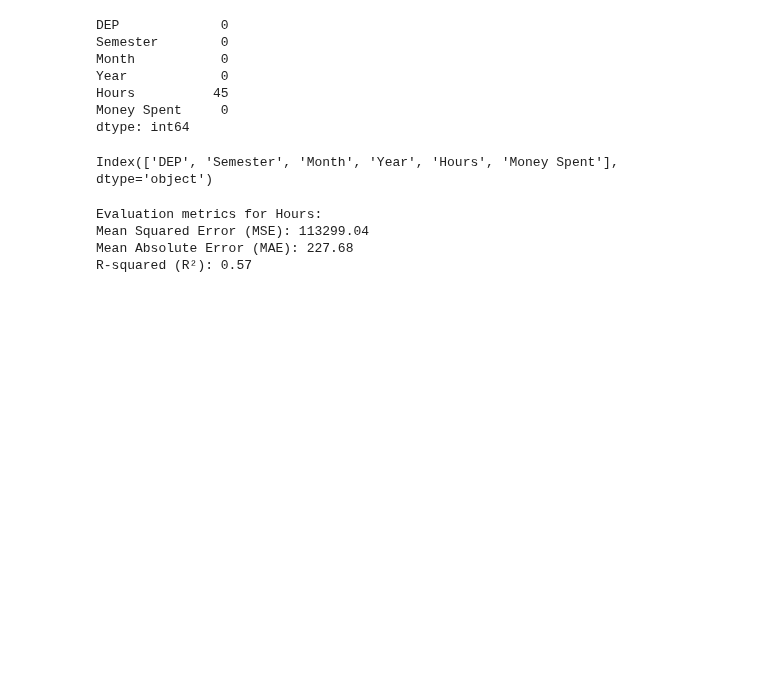
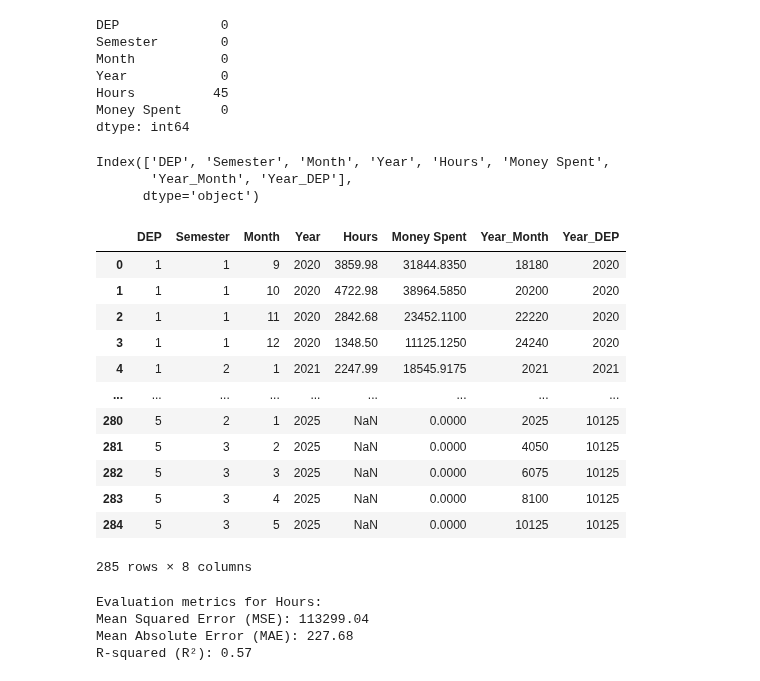
Before and after one commit to warrmu01/Hours-Analysis, a Jupyter notebook: DataPrediction.ipynb, the cells around one changed output. Cells and saved outputs as stored; diff of their text form; code cells hidden in the pictures; blank space fills up the shorter version.

Commit message:
Data Pred for next year

```diff
--- a/DataPrediction.ipynb
+++ b/DataPrediction.ipynb
@@ -45,10 +45,31 @@ Year            0
 Hours          45
 Money Spent     0
 dtype: int64
+# %%
+DinningPred['Year_Month'] = DinningPred['Year'] * DinningPred['Month']
+DinningPred['Year_DEP'] = DinningPred['Year'] * DinningPred['DEP']
 # %%
 print(DinningPred.columns)
 # %% [output]
-Index(['DEP', 'Semester', 'Month', 'Year', 'Hours', 'Money Spent'], dtype='object')
+Index(['DEP', 'Semester', 'Month', 'Year', 'Hours', 'Money Spent',
+       'Year_Month', 'Year_DEP'],
+      dtype='object')
+# %%
+DinningPred
+# %% [output]
+|  | DEP | Semester | Month | Year | Hours | Money Spent | Year_Month | Year_DEP |
+| 0 | 1 | 1 | 9 | 2020 | 3859.98 | 31844.8350 | 18180 | 2020 |
+| 1 | 1 | 1 | 10 | 2020 | 4722.98 | 38964.5850 | 20200 | 2020 |
+| 2 | 1 | 1 | 11 | 2020 | 2842.68 | 23452.1100 | 22220 | 2020 |
+| 3 | 1 | 1 | 12 | 2020 | 1348.50 | 11125.1250 | 24240 | 2020 |
+| 4 | 1 | 2 | 1 | 2021 | 2247.99 | 18545.9175 | 2021 | 2021 |
+| ... | ... | ... | ... | ... | ... | ... | ... | ... |
+| 280 | 5 | 2 | 1 | 2025 | NaN | 0.0000 | 2025 | 10125 |
+| 281 | 5 | 3 | 2 | 2025 | NaN | 0.0000 | 4050 | 10125 |
+| 282 | 5 | 3 | 3 | 2025 | NaN | 0.0000 | 6075 | 10125 |
+| 283 | 5 | 3 | 4 | 2025 | NaN | 0.0000 | 8100 | 10125 |
+| 284 | 5 | 3 | 5 | 2025 | NaN | 0.0000 | 10125 | 10125 |
+285 rows × 8 columns
 # %%
 # def split_dataset(df):
 #     """
```
Also changed, not shown: parts of 1 cell of this notebook.
